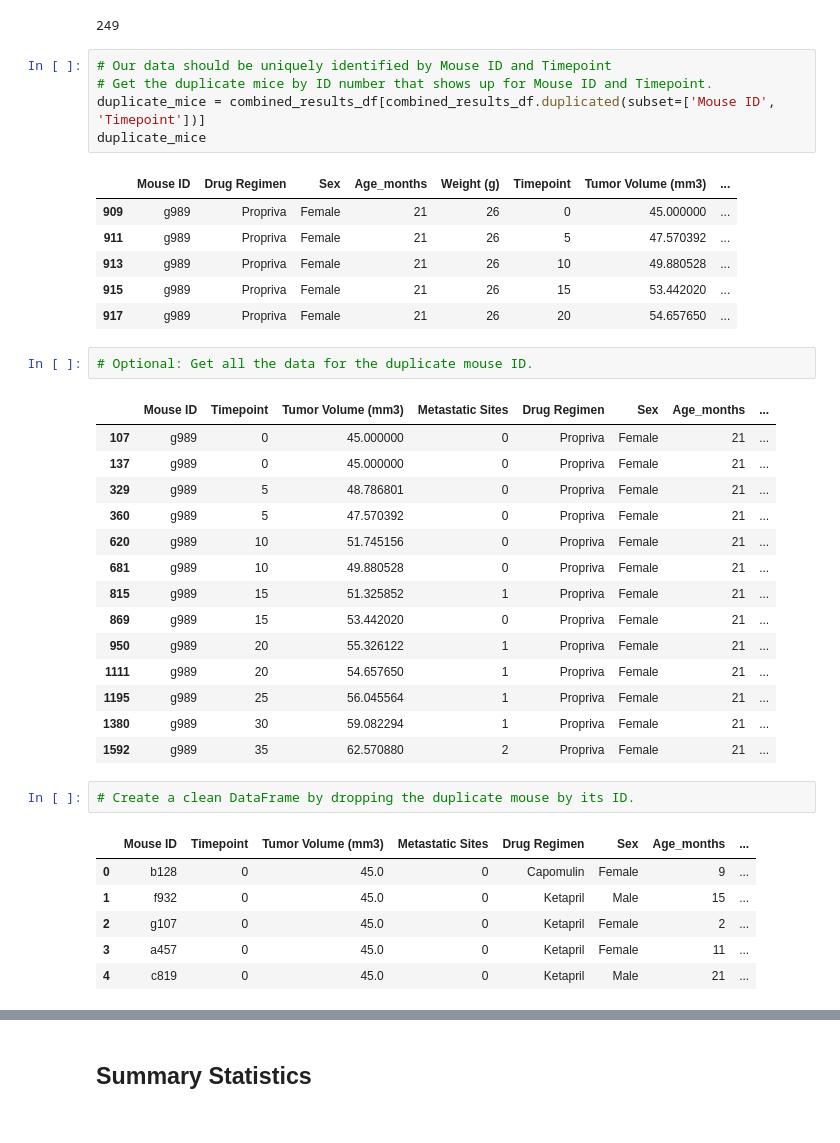
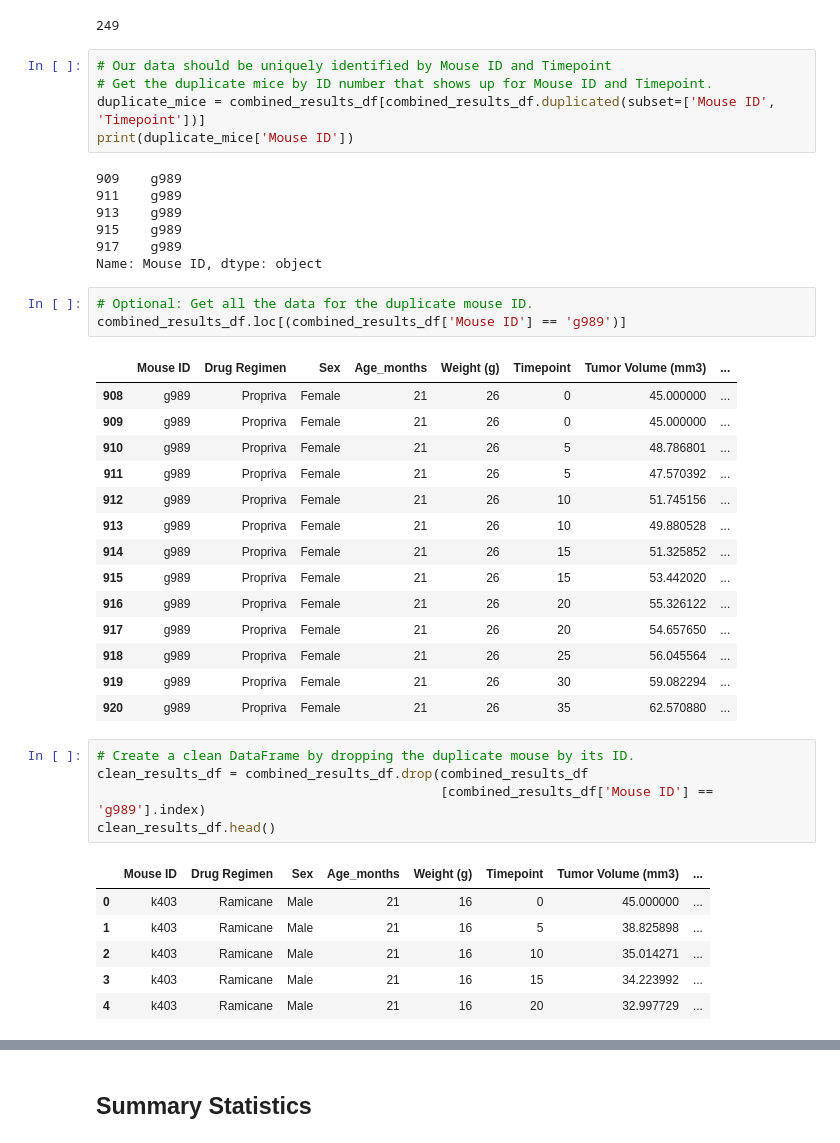
Before and after one commit to JeneenGnilka/Pymaceuticals-challenge, a Jupyter notebook: pymaceuticals_starter.ipynb, the cells around one changed output, grey strips where cells are left out. Saved outputs shown, nothing was run; the diff lists cells and outputs as text.

```diff
--- a/pymaceuticals_starter.ipynb
+++ b/pymaceuticals_starter.ipynb
@@ -41,39 +41,43 @@ mouse_count
 # Our data should be uniquely identified by Mouse ID and Timepoint
 # Get the duplicate mice by ID number that shows up for Mouse ID and Timepoint.
 duplicate_mice = combined_results_df[combined_results_df.duplicated(subset=['Mouse ID', 'Timepoint'])]
-duplicate_mice
+print(duplicate_mice['Mouse ID'])
 # %% [output]
-|  | Mouse ID | Drug Regimen | Sex | Age_months | Weight (g) | Timepoint | Tumor Volume (mm3) | ... |
-| 909 | g989 | Propriva | Female | 21 | 26 | 0 | 45.000000 | ... |
-| 911 | g989 | Propriva | Female | 21 | 26 | 5 | 47.570392 | ... |
-| 913 | g989 | Propriva | Female | 21 | 26 | 10 | 49.880528 | ... |
-| 915 | g989 | Propriva | Female | 21 | 26 | 15 | 53.442020 | ... |
-| 917 | g989 | Propriva | Female | 21 | 26 | 20 | 54.657650 | ... |
+909    g989
+911    g989
+913    g989
+915    g989
+917    g989
+Name: Mouse ID, dtype: object
 # %%
 # Optional: Get all the data for the duplicate mouse ID.
+combined_results_df.loc[(combined_results_df['Mouse ID'] == 'g989')]
 # %% [output]
-|  | Mouse ID | Timepoint | Tumor Volume (mm3) | Metastatic Sites | Drug Regimen | Sex | Age_months | ... |
-| 107 | g989 | 0 | 45.000000 | 0 | Propriva | Female | 21 | ... |
-| 137 | g989 | 0 | 45.000000 | 0 | Propriva | Female | 21 | ... |
-| 329 | g989 | 5 | 48.786801 | 0 | Propriva | Female | 21 | ... |
-| 360 | g989 | 5 | 47.570392 | 0 | Propriva | Female | 21 | ... |
-| 620 | g989 | 10 | 51.745156 | 0 | Propriva | Female | 21 | ... |
-| 681 | g989 | 10 | 49.880528 | 0 | Propriva | Female | 21 | ... |
-| 815 | g989 | 15 | 51.325852 | 1 | Propriva | Female | 21 | ... |
-| 869 | g989 | 15 | 53.442020 | 0 | Propriva | Female | 21 | ... |
-| 950 | g989 | 20 | 55.326122 | 1 | Propriva | Female | 21 | ... |
-| 1111 | g989 | 20 | 54.657650 | 1 | Propriva | Female | 21 | ... |
-| 1195 | g989 | 25 | 56.045564 | 1 | Propriva | Female | 21 | ... |
-| 1380 | g989 | 30 | 59.082294 | 1 | Propriva | Female | 21 | ... |
-| 1592 | g989 | 35 | 62.570880 | 2 | Propriva | Female | 21 | ... |
+|  | Mouse ID | Drug Regimen | Sex | Age_months | Weight (g) | Timepoint | Tumor Volume (mm3) | ... |
+| 908 | g989 | Propriva | Female | 21 | 26 | 0 | 45.000000 | ... |
+| 909 | g989 | Propriva | Female | 21 | 26 | 0 | 45.000000 | ... |
+| 910 | g989 | Propriva | Female | 21 | 26 | 5 | 48.786801 | ... |
+| 911 | g989 | Propriva | Female | 21 | 26 | 5 | 47.570392 | ... |
+| 912 | g989 | Propriva | Female | 21 | 26 | 10 | 51.745156 | ... |
+| 913 | g989 | Propriva | Female | 21 | 26 | 10 | 49.880528 | ... |
+| 914 | g989 | Propriva | Female | 21 | 26 | 15 | 51.325852 | ... |
+| 915 | g989 | Propriva | Female | 21 | 26 | 15 | 53.442020 | ... |
+| 916 | g989 | Propriva | Female | 21 | 26 | 20 | 55.326122 | ... |
+| 917 | g989 | Propriva | Female | 21 | 26 | 20 | 54.657650 | ... |
+| 918 | g989 | Propriva | Female | 21 | 26 | 25 | 56.045564 | ... |
+| 919 | g989 | Propriva | Female | 21 | 26 | 30 | 59.082294 | ... |
+| 920 | g989 | Propriva | Female | 21 | 26 | 35 | 62.570880 | ... |
 # %%
 # Create a clean DataFrame by dropping the duplicate mouse by its ID.
+clean_results_df = combined_results_df.drop(combined_results_df
+                                            [combined_results_df['Mouse ID'] == 'g989'].index)
+clean_results_df.head()
 # %% [output]
-|  | Mouse ID | Timepoint | Tumor Volume (mm3) | Metastatic Sites | Drug Regimen | Sex | Age_months | ... |
-| 0 | b128 | 0 | 45.0 | 0 | Capomulin | Female | 9 | ... |
-| 1 | f932 | 0 | 45.0 | 0 | Ketapril | Male | 15 | ... |
-| 2 | g107 | 0 | 45.0 | 0 | Ketapril | Female | 2 | ... |
-| 3 | a457 | 0 | 45.0 | 0 | Ketapril | Female | 11 | ... |
-| 4 | c819 | 0 | 45.0 | 0 | Ketapril | Male | 21 | ... |
+|  | Mouse ID | Drug Regimen | Sex | Age_months | Weight (g) | Timepoint | Tumor Volume (mm3) | ... |
+| 0 | k403 | Ramicane | Male | 21 | 16 | 0 | 45.000000 | ... |
+| 1 | k403 | Ramicane | Male | 21 | 16 | 5 | 38.825898 | ... |
+| 2 | k403 | Ramicane | Male | 21 | 16 | 10 | 35.014271 | ... |
+| 3 | k403 | Ramicane | Male | 21 | 16 | 15 | 34.223992 | ... |
+| 4 | k403 | Ramicane | Male | 21 | 16 | 20 | 32.997729 | ... |
 # %%
 # Checking the number of mice in the clean DataFrame.
```
Also changed, not shown: parts of 9 cells of this notebook.
